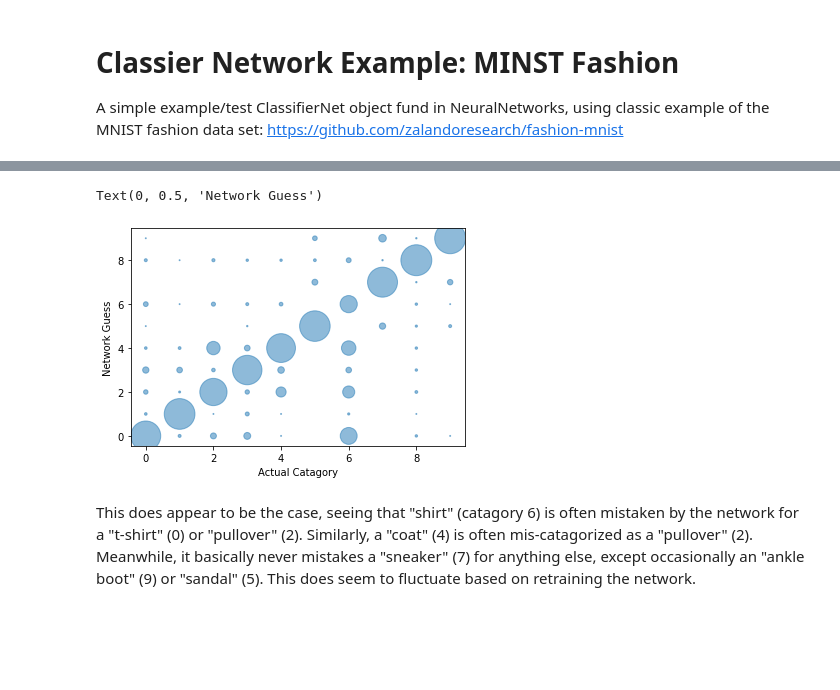
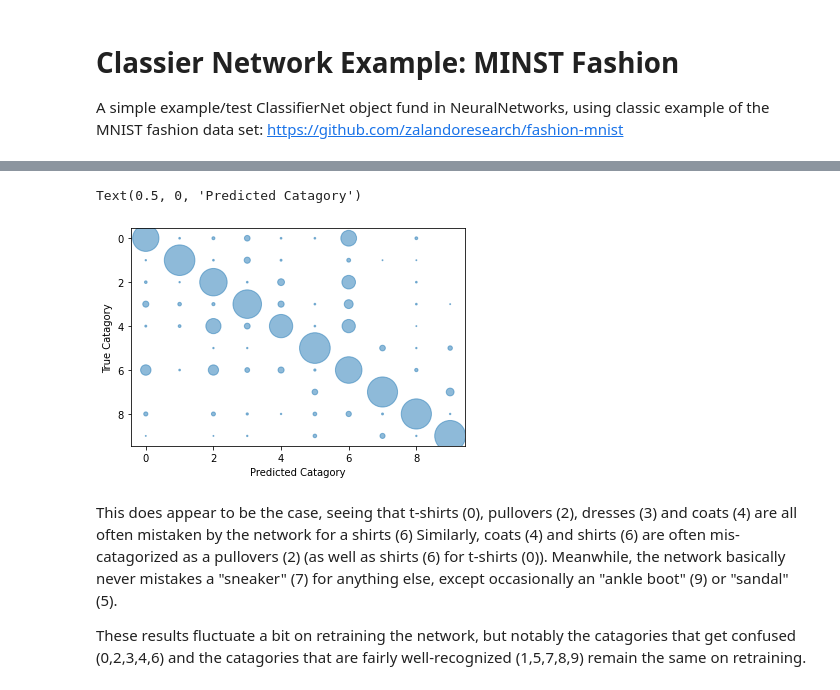
Before and after one commit to joraso/Karn, a Jupyter notebook: Notebooks/SimpleClassifier_MINSTfashion.ipynb, the cells around one changed output, grey strips where cells are left out. Saved outputs shown, nothing was run; the diff lists cells and outputs as text; code cells hidden in the pictures; blank space fills up the shorter version.

Commit message:
Adjusted and extended error analysis in SimpleClassifier_MINSTfashion notebook.

```diff
--- a/Notebooks/SimpleClassifier_MINSTfashion.ipynb
+++ b/Notebooks/SimpleClassifier_MINSTfashion.ipynb
@@ -74,0 +69,9 @@ We might reasonably wonder if the DNN has trouble distinguishing certain catagor
+# %%
+# Let's take a look at the error metrics for catagorization
+acc, rec, prec, spec = net.score(xtest, ytest, averaged=False)
+x = np.linspace(0,9,num=10)
+fig = plt.figure(figsize=(12,4))
+plt.bar(x-0.2, rec, width=0.2, label="Recall")
+plt.bar(x, prec, width=0.2, label="Precision")
+plt.bar(x+0.2, spec, width=0.2, label="Specificity")
+plt.legend(); plt.xlabel("Catagory")
@@ -75,16 +85,14 @@ We might reasonably wonder if the DNN has trouble distinguishing certain catagor
 # %%
-# Let's examine this using a bubble plot:
-yguess = net.predict(xtest)
-bubbles = np.zeros((10,10))
-for i in range(len(ytest)):
-    bubbles[yguess[i],ytest[i]] += 1
-x = np.linspace(0,9,num=10); y = np.linspace(0,9,num=10)
-x, y = np.meshgrid(x, y)
-plt.scatter(x.reshape(100),y.reshape(100),s=bubbles.reshape(100),alpha=0.5)
-plt.xlabel("Actual Catagory")
-plt.ylabel("Network Guess")
+# Let's examine this in more detail using a bubble plot of the confusion matrix:
+matrix = net.confusion(xtest, ytest)
+x = np.linspace(0,9,num=10); y = np.linspace(0,9,num=10); x, y = np.meshgrid(x, y)
+plt.scatter(x.reshape(100), y.reshape(100), s=matrix.reshape(100), alpha=0.5)
+plt.ylabel("True Catagory"); plt.gca().invert_yaxis()
+plt.xlabel("Predicted Catagory")
 # %% [output]
-Text(0, 0.5, 'Network Guess')
+Text(0.5, 0, 'Predicted Catagory')
-[figure, old version]
+[figure, new version]
 # %% [markdown]
-This does appear to be the case, seeing that "shirt" (catagory 6) is often mistaken by the network for a "t-shirt" (0) or "pullover" (2). Similarly, a "coat" (4) is often mis-catagorized as a "pullover" (2). Meanwhile, it basically never mistakes a "sneaker" (7) for anything else, except occasionally an "ankle boot" (9) or "sandal" (5). This does seem to fluctuate based on retraining the network.
+This does appear to be the case, seeing that t-shirts (0), pullovers (2), dresses (3) and coats (4) are all often mistaken by the network for a shirts (6) Similarly, coats (4) and shirts (6) are often mis-catagorized as a pullovers (2) (as well as shirts (6) for t-shirts (0)). Meanwhile, the network basically never mistakes a "sneaker" (7) for anything else, except occasionally an "ankle boot" (9) or "sandal" (5).
+
+These results fluctuate a bit on retraining the network, but notably the catagories that get confused (0,2,3,4,6) and the catagories that are fairly well-recognized (1,5,7,8,9) remain the same on retraining.
```
Also changed, not shown: parts of 8 cells of this notebook.
